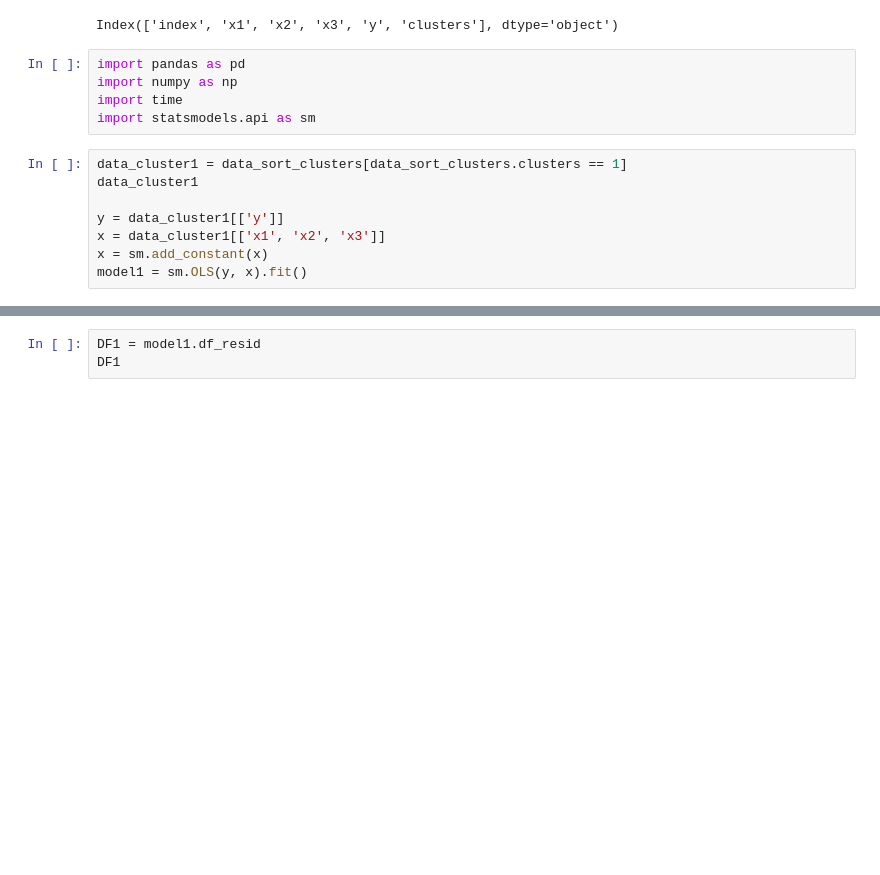
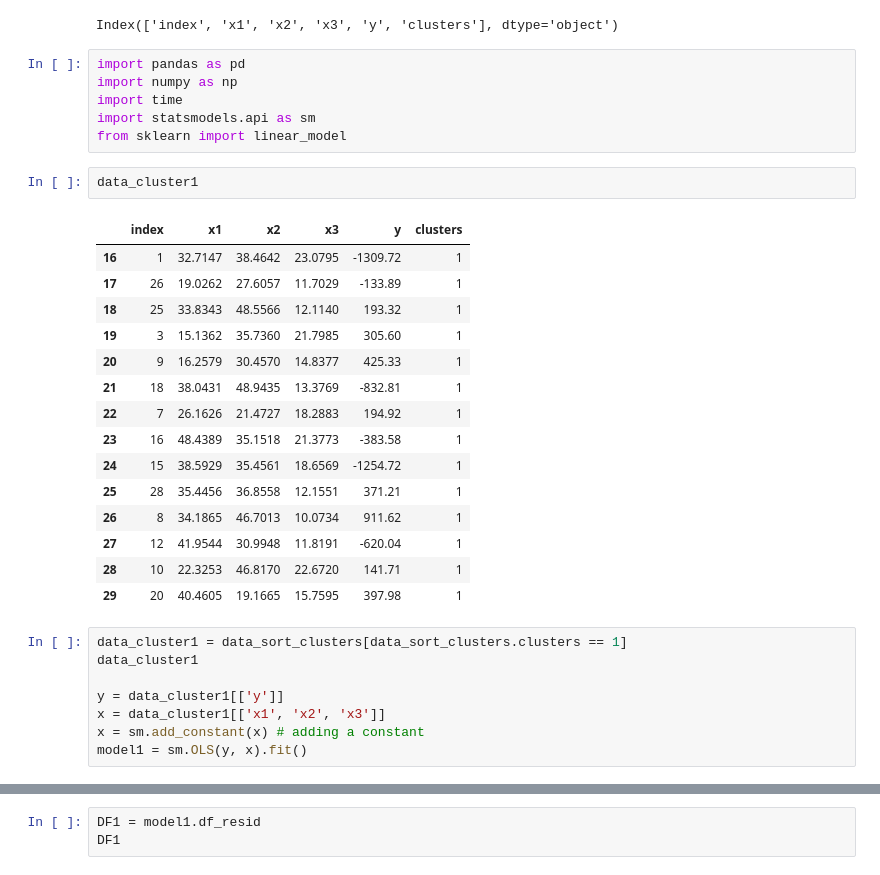
Before and after one commit to iam-fern/Research, a Jupyter notebook: GQtest1_cluster.ipynb, the cells around one changed output, grey strips where cells are left out. Drawn from its saved outputs; the diff is of its cells as text; blank space fills up the shorter version.

```diff
--- a/GQtest1_cluster.ipynb
+++ b/GQtest1_cluster.ipynb
@@ -289,11 +289,30 @@ import pandas as pd
 import numpy as np
 import time
 import statsmodels.api as sm
+from sklearn import linear_model
+# %%
+data_cluster1
+# %% [output]
+|  | index | x1 | x2 | x3 | y | clusters |
+| 16 | 1 | 32.7147 | 38.4642 | 23.0795 | -1309.72 | 1 |
+| 17 | 26 | 19.0262 | 27.6057 | 11.7029 | -133.89 | 1 |
+| 18 | 25 | 33.8343 | 48.5566 | 12.1140 | 193.32 | 1 |
+| 19 | 3 | 15.1362 | 35.7360 | 21.7985 | 305.60 | 1 |
+| 20 | 9 | 16.2579 | 30.4570 | 14.8377 | 425.33 | 1 |
+| 21 | 18 | 38.0431 | 48.9435 | 13.3769 | -832.81 | 1 |
+| 22 | 7 | 26.1626 | 21.4727 | 18.2883 | 194.92 | 1 |
+| 23 | 16 | 48.4389 | 35.1518 | 21.3773 | -383.58 | 1 |
+| 24 | 15 | 38.5929 | 35.4561 | 18.6569 | -1254.72 | 1 |
+| 25 | 28 | 35.4456 | 36.8558 | 12.1551 | 371.21 | 1 |
+| 26 | 8 | 34.1865 | 46.7013 | 10.0734 | 911.62 | 1 |
+| 27 | 12 | 41.9544 | 30.9948 | 11.8191 | -620.04 | 1 |
+| 28 | 10 | 22.3253 | 46.8170 | 22.6720 | 141.71 | 1 |
+| 29 | 20 | 40.4605 | 19.1665 | 15.7595 | 397.98 | 1 |
 # %%
 data_cluster1 = data_sort_clusters[data_sort_clusters.clusters == 1]
 data_cluster1
 
 y = data_cluster1[['y']]
 x = data_cluster1[['x1', 'x2', 'x3']]
-x = sm.add_constant(x)
+x = sm.add_constant(x) # adding a constant
 model1 = sm.OLS(y, x).fit()
```
Also changed, not shown: parts of 2 cells of this notebook.
